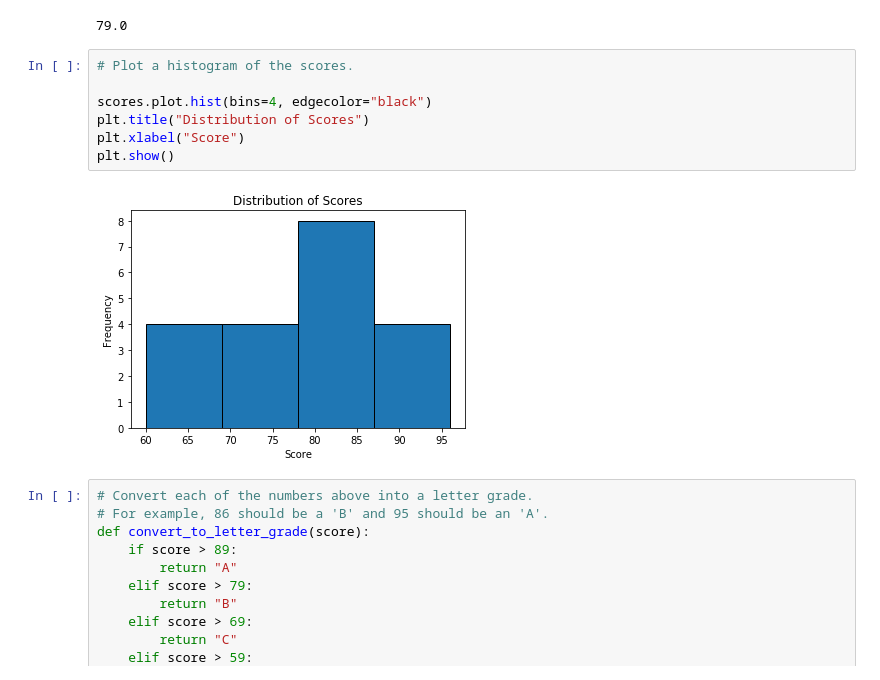
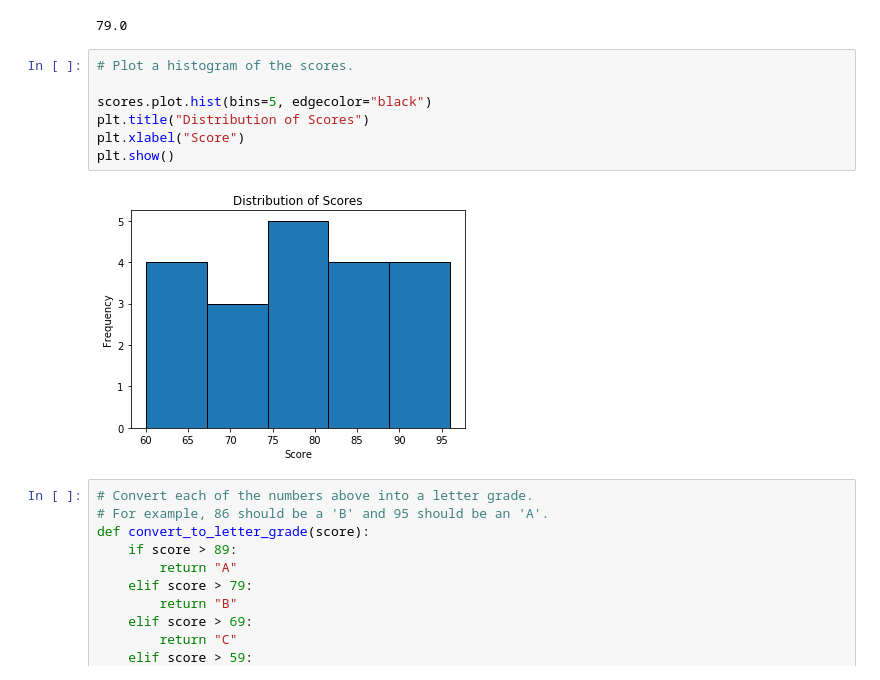
Before and after one commit to aleclhartman/python-exercises, a Jupyter notebook: 4.8.4.2_pandas_series.ipynb, the cells around one changed output. Drawn from its saved outputs; the diff is of its cells as text.

```diff
--- a/4.8.4.2_pandas_series.ipynb
+++ b/4.8.4.2_pandas_series.ipynb
@@ -374,12 +374,12 @@ scores.median()
 # %%
 # Plot a histogram of the scores.
 
-scores.plot.hist(bins=4, edgecolor="black")
+scores.plot.hist(bins=5, edgecolor="black")
 plt.title("Distribution of Scores")
 plt.xlabel("Score")
 plt.show()
 # %% [output]
-[figure, old version]
+[figure, new version]
 # %%
 # Convert each of the numbers above into a letter grade.
 # For example, 86 should be a 'B' and 95 should be an 'A'.
```
Also changed, not shown: parts of 8 cells of this notebook.
